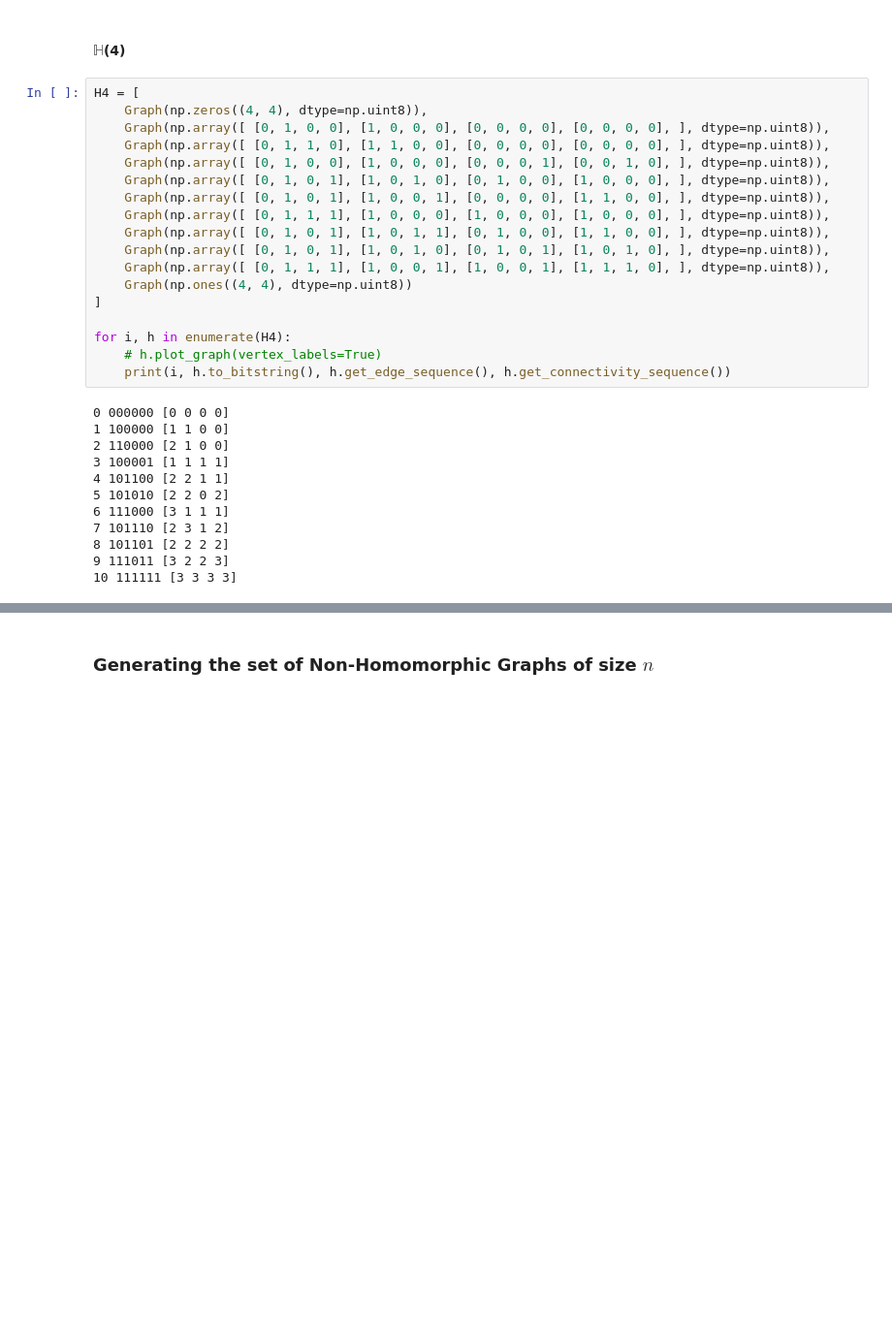
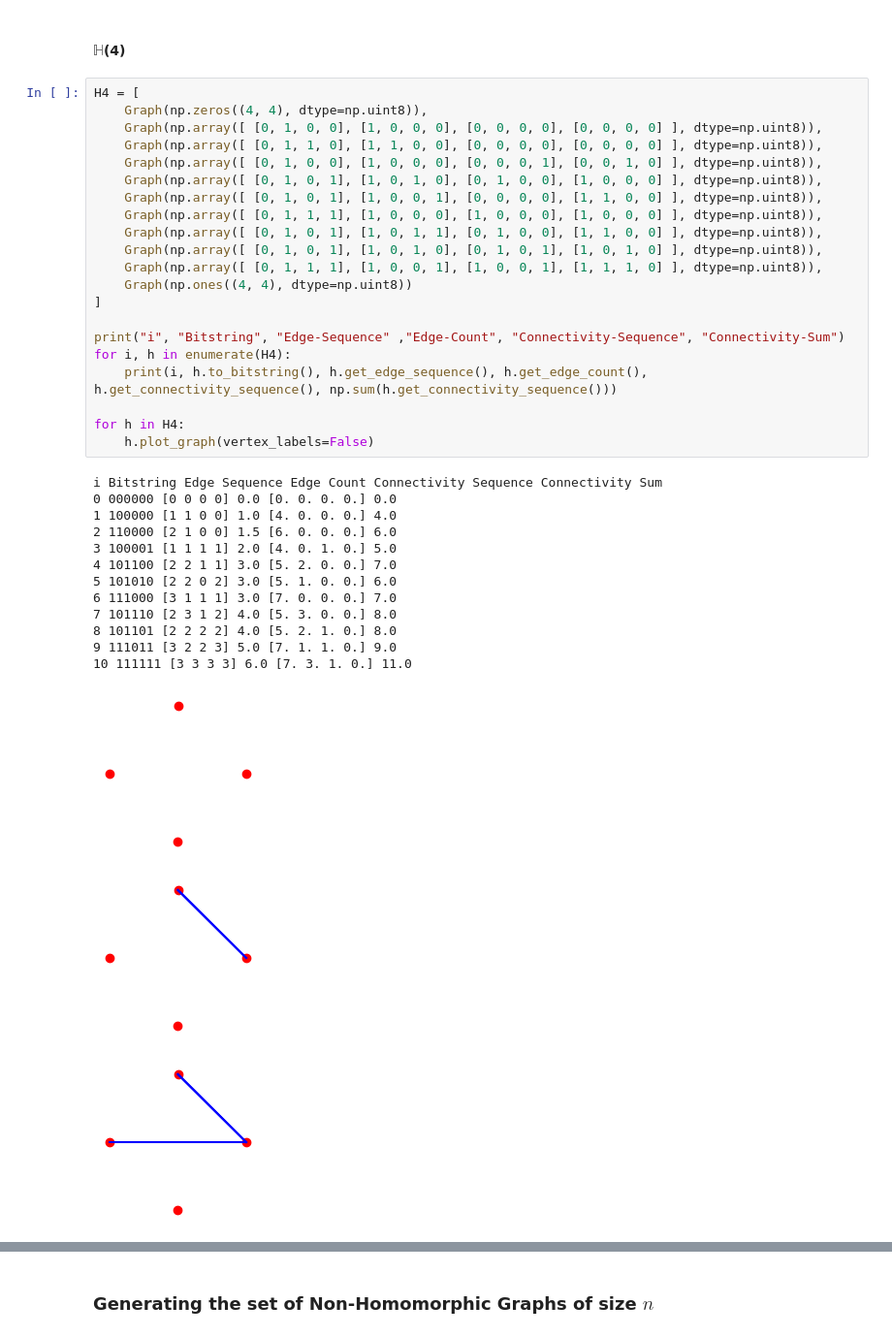
Before and after one commit to orwellian225/Code, a Jupyter notebook: classical/main.ipynb, the cells around one changed output, grey strips where cells are left out. Shown at 97% size. Cells and saved outputs as stored; diff of their text form; blank space fills up the shorter version.

Commit message:
add: edge count

```diff
--- a/classical/main.ipynb
+++ b/classical/main.ipynb
@@ -53,30 +71,37 @@ example_graph.plot_graph(vertex_labels=True)
 # %%
 H4 = [
     Graph(np.zeros((4, 4), dtype=np.uint8)),
-    Graph(np.array([ [0, 1, 0, 0], [1, 0, 0, 0], [0, 0, 0, 0], [0, 0, 0, 0], ], dtype=np.uint8)),
-    Graph(np.array([ [0, 1, 1, 0], [1, 1, 0, 0], [0, 0, 0, 0], [0, 0, 0, 0], ], dtype=np.uint8)),
-    Graph(np.array([ [0, 1, 0, 0], [1, 0, 0, 0], [0, 0, 0, 1], [0, 0, 1, 0], ], dtype=np.uint8)),
-    Graph(np.array([ [0, 1, 0, 1], [1, 0, 1, 0], [0, 1, 0, 0], [1, 0, 0, 0], ], dtype=np.uint8)),
-    Graph(np.array([ [0, 1, 0, 1], [1, 0, 0, 1], [0, 0, 0, 0], [1, 1, 0, 0], ], dtype=np.uint8)),
-    Graph(np.array([ [0, 1, 1, 1], [1, 0, 0, 0], [1, 0, 0, 0], [1, 0, 0, 0], ], dtype=np.uint8)),
-    Graph(np.array([ [0, 1, 0, 1], [1, 0, 1, 1], [0, 1, 0, 0], [1, 1, 0, 0], ], dtype=np.uint8)),
-    Graph(np.array([ [0, 1, 0, 1], [1, 0, 1, 0], [0, 1, 0, 1], [1, 0, 1, 0], ], dtype=np.uint8)),
-    Graph(np.array([ [0, 1, 1, 1], [1, 0, 0, 1], [1, 0, 0, 1], [1, 1, 1, 0], ], dtype=np.uint8)),
+    Graph(np.array([ [0, 1, 0, 0], [1, 0, 0, 0], [0, 0, 0, 0], [0, 0, 0, 0] ], dtype=np.uint8)),
+    Graph(np.array([ [0, 1, 1, 0], [1, 1, 0, 0], [0, 0, 0, 0], [0, 0, 0, 0] ], dtype=np.uint8)),
+    Graph(np.array([ [0, 1, 0, 0], [1, 0, 0, 0], [0, 0, 0, 1], [0, 0, 1, 0] ], dtype=np.uint8)),
+    Graph(np.array([ [0, 1, 0, 1], [1, 0, 1, 0], [0, 1, 0, 0], [1, 0, 0, 0] ], dtype=np.uint8)),
+    Graph(np.array([ [0, 1, 0, 1], [1, 0, 0, 1], [0, 0, 0, 0], [1, 1, 0, 0] ], dtype=np.uint8)),
+    Graph(np.array([ [0, 1, 1, 1], [1, 0, 0, 0], [1, 0, 0, 0], [1, 0, 0, 0] ], dtype=np.uint8)),
+    Graph(np.array([ [0, 1, 0, 1], [1, 0, 1, 1], [0, 1, 0, 0], [1, 1, 0, 0] ], dtype=np.uint8)),
+    Graph(np.array([ [0, 1, 0, 1], [1, 0, 1, 0], [0, 1, 0, 1], [1, 0, 1, 0] ], dtype=np.uint8)),
+    Graph(np.array([ [0, 1, 1, 1], [1, 0, 0, 1], [1, 0, 0, 1], [1, 1, 1, 0] ], dtype=np.uint8)),
     Graph(np.ones((4, 4), dtype=np.uint8))
 ]
 
+print("i", "Bitstring", "Edge-Sequence" ,"Edge-Count", "Connectivity-Sequence", "Connectivity-Sum")
 for i, h in enumerate(H4):
-    # h.plot_graph(vertex_labels=True)
-    print(i, h.to_bitstring(), h.get_edge_sequence(), h.get_connectivity_sequence())
+    print(i, h.to_bitstring(), h.get_edge_sequence(), h.get_edge_count(), h.get_connectivity_sequence(), np.sum(h.get_connectivity_sequence()))
+
+for h in H4:
+    h.plot_graph(vertex_labels=False)
 # %% [output]
-0 000000 [0 0 0 0]
-1 100000 [1 1 0 0]
-2 110000 [2 1 0 0]
-3 100001 [1 1 1 1]
-4 101100 [2 2 1 1]
-5 101010 [2 2 0 2]
-6 111000 [3 1 1 1]
-7 101110 [2 3 1 2]
-8 101101 [2 2 2 2]
-9 111011 [3 2 2 3]
-10 111111 [3 3 3 3]
+i Bitstring Edge Sequence Edge Count Connectivity Sequence Connectivity Sum
+0 000000 [0 0 0 0] 0.0 [0. 0. 0. 0.] 0.0
+1 100000 [1 1 0 0] 1.0 [4. 0. 0. 0.] 4.0
+2 110000 [2 1 0 0] 1.5 [6. 0. 0. 0.] 6.0
+3 100001 [1 1 1 1] 2.0 [4. 0. 1. 0.] 5.0
+4 101100 [2 2 1 1] 3.0 [5. 2. 0. 0.] 7.0
+5 101010 [2 2 0 2] 3.0 [5. 1. 0. 0.] 6.0
+6 111000 [3 1 1 1] 3.0 [7. 0. 0. 0.] 7.0
+7 101110 [2 3 1 2] 4.0 [5. 3. 0. 0.] 8.0
+8 101101 [2 2 2 2] 4.0 [5. 2. 1. 0.] 8.0
+9 111011 [3 2 2 3] 5.0 [7. 1. 1. 0.] 9.0
+10 111111 [3 3 3 3] 6.0 [7. 3. 1. 0.] 11.0
+[figure, added]
+[figure, added]
+[figure, added]
```
Also changed, not shown: parts of 6 cells of this notebook, 1 other file.
